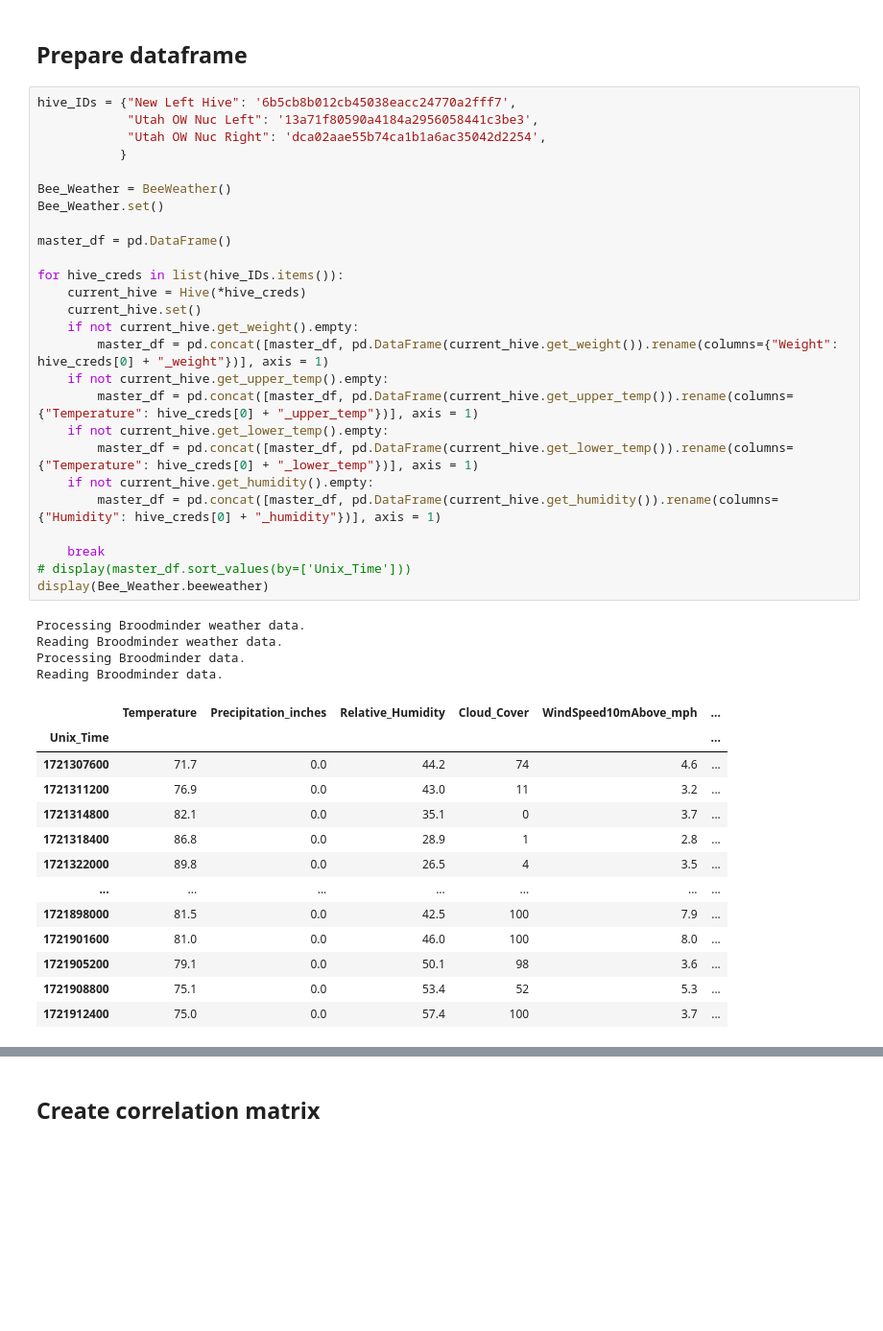
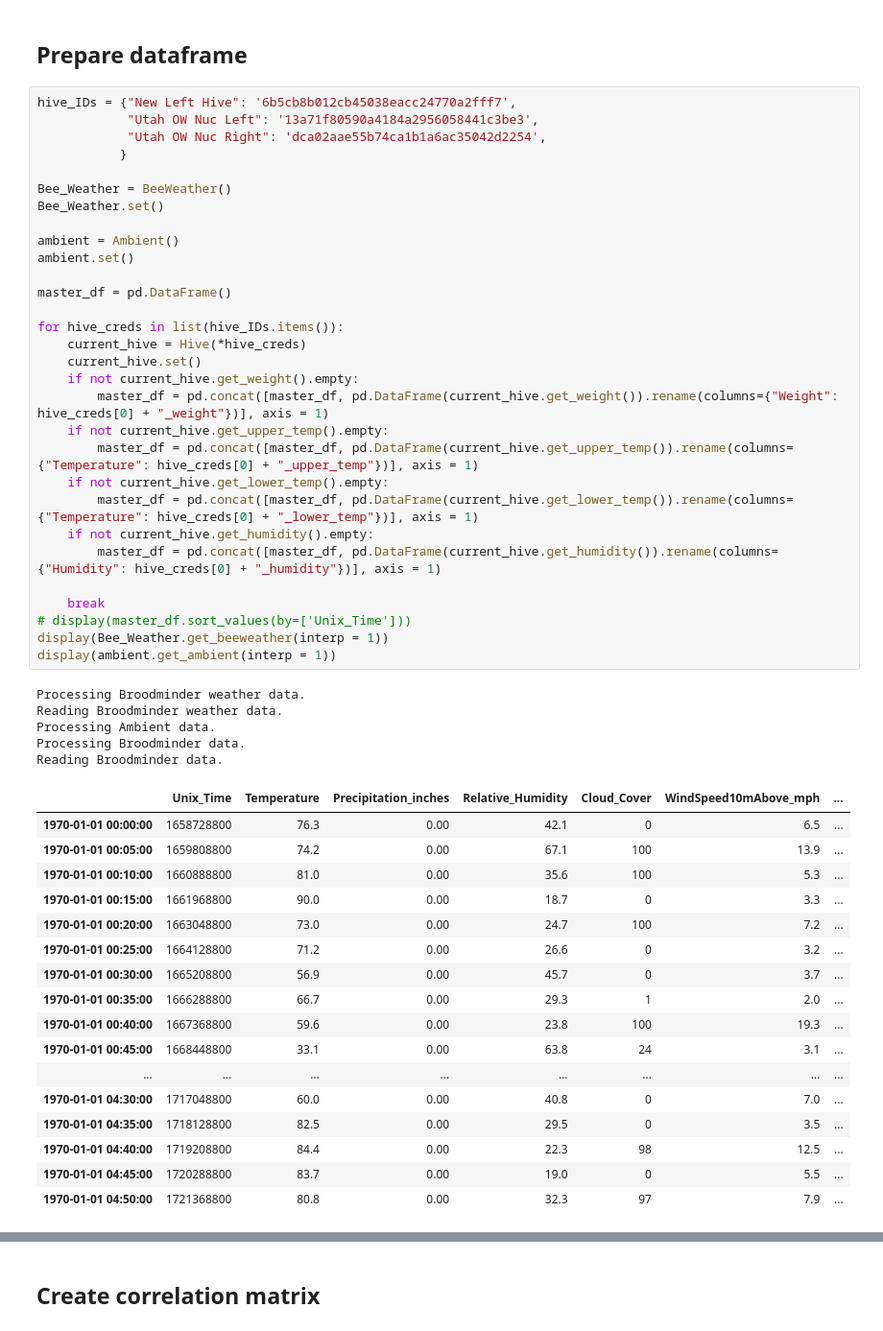
Before and after one commit to tiedyefreak22/Creative-Envy-Dashboard, a Jupyter notebook: Correlation_Matrix.ipynb, the cells around one changed output, grey strips where cells are left out. Shown at 96% size. Saved outputs shown, nothing was run; the diff lists cells and outputs as text; blank space fills up the shorter version.

```diff
--- a/Correlation_Matrix.ipynb
+++ b/Correlation_Matrix.ipynb
@@ -15,44 +15,53 @@ Done
 # %%
 hive_IDs = {"New Left Hive": '6b5cb8b012cb45038eacc24770a2fff7',
             "Utah OW Nuc Left": '13a71f80590a4184a2956058441c3be3',
             "Utah OW Nuc Right": 'dca02aae55b74ca1b1a6ac35042d2254',
            }
 
 Bee_Weather = BeeWeather()
 Bee_Weather.set()
+
+ambient = Ambient()
+ambient.set()
 
 master_df = pd.DataFrame()
 
 for hive_creds in list(hive_IDs.items()):
     current_hive = Hive(*hive_creds)
     current_hive.set()
     if not current_hive.get_weight().empty:
         master_df = pd.concat([master_df, pd.DataFrame(current_hive.get_weight()).rename(columns={"Weight": hive_creds[0] + "_weight"})], axis = 1)
     if not current_hive.get_upper_temp().empty:
         master_df = pd.concat([master_df, pd.DataFrame(current_hive.get_upper_temp()).rename(columns={"Temperature": hive_creds[0] + "_upper_temp"})], axis = 1)
     if not current_hive.get_lower_temp().empty:
         master_df = pd.concat([master_df, pd.DataFrame(current_hive.get_lower_temp()).rename(columns={"Temperature": hive_creds[0] + "_lower_temp"})], axis = 1)
     if not current_hive.get_humidity().empty:
         master_df = pd.concat([master_df, pd.DataFrame(current_hive.get_humidity()).rename(columns={"Humidity": hive_creds[0] + "_humidity"})], axis = 1)
 
     break
 # display(master_df.sort_values(by=['Unix_Time']))
-display(Bee_Weather.beeweather)
+display(Bee_Weather.get_beeweather(interp = 1))
+display(ambient.get_ambient(interp = 1))
 # %% [output]
 Processing Broodminder weather data.
 Reading Broodminder weather data.
+Processing Ambient data.
 Processing Broodminder data.
 Reading Broodminder data.
-|  | Temperature | Precipitation_inches | Relative_Humidity | Cloud_Cover | WindSpeed10mAbove_mph | ... |
-| Unix_Time |  |  |  |  |  | ... |
-| 1721307600 | 71.7 | 0.0 | 44.2 | 74 | 4.6 | ... |
-| 1721311200 | 76.9 | 0.0 | 43.0 | 11 | 3.2 | ... |
-| 1721314800 | 82.1 | 0.0 | 35.1 | 0 | 3.7 | ... |
-| 1721318400 | 86.8 | 0.0 | 28.9 | 1 | 2.8 | ... |
-| 1721322000 | 89.8 | 0.0 | 26.5 | 4 | 3.5 | ... |
-| ... | ... | ... | ... | ... | ... | ... |
-| 1721898000 | 81.5 | 0.0 | 42.5 | 100 | 7.9 | ... |
-| 1721901600 | 81.0 | 0.0 | 46.0 | 100 | 8.0 | ... |
-| 1721905200 | 79.1 | 0.0 | 50.1 | 98 | 3.6 | ... |
-| 1721908800 | 75.1 | 0.0 | 53.4 | 52 | 5.3 | ... |
-| 1721912400 | 75.0 | 0.0 | 57.4 | 100 | 3.7 | ... |
+|  | Unix_Time | Temperature | Precipitation_inches | Relative_Humidity | Cloud_Cover | WindSpeed10mAbove_mph | ... |
+| 1970-01-01 00:00:00 | 1658728800 | 76.3 | 0.00 | 42.1 | 0 | 6.5 | ... |
+| 1970-01-01 00:05:00 | 1659808800 | 74.2 | 0.00 | 67.1 | 100 | 13.9 | ... |
+| 1970-01-01 00:10:00 | 1660888800 | 81.0 | 0.00 | 35.6 | 100 | 5.3 | ... |
+| 1970-01-01 00:15:00 | 1661968800 | 90.0 | 0.00 | 18.7 | 0 | 3.3 | ... |
+| 1970-01-01 00:20:00 | 1663048800 | 73.0 | 0.00 | 24.7 | 100 | 7.2 | ... |
+| 1970-01-01 00:25:00 | 1664128800 | 71.2 | 0.00 | 26.6 | 0 | 3.2 | ... |
+| 1970-01-01 00:30:00 | 1665208800 | 56.9 | 0.00 | 45.7 | 0 | 3.7 | ... |
+| 1970-01-01 00:35:00 | 1666288800 | 66.7 | 0.00 | 29.3 | 1 | 2.0 | ... |
+| 1970-01-01 00:40:00 | 1667368800 | 59.6 | 0.00 | 23.8 | 100 | 19.3 | ... |
+| 1970-01-01 00:45:00 | 1668448800 | 33.1 | 0.00 | 63.8 | 24 | 3.1 | ... |
+| ... | ... | ... | ... | ... | ... | ... | ... |
+| 1970-01-01 04:30:00 | 1717048800 | 60.0 | 0.00 | 40.8 | 0 | 7.0 | ... |
+| 1970-01-01 04:35:00 | 1718128800 | 82.5 | 0.00 | 29.5 | 0 | 3.5 | ... |
+| 1970-01-01 04:40:00 | 1719208800 | 84.4 | 0.00 | 22.3 | 98 | 12.5 | ... |
+| 1970-01-01 04:45:00 | 1720288800 | 83.7 | 0.00 | 19.0 | 0 | 5.5 | ... |
+| 1970-01-01 04:50:00 | 1721368800 | 80.8 | 0.00 | 32.3 | 97 | 7.9 | ... |
```
Also changed, not shown: parts of 1 cell of this notebook, 2 other files.
